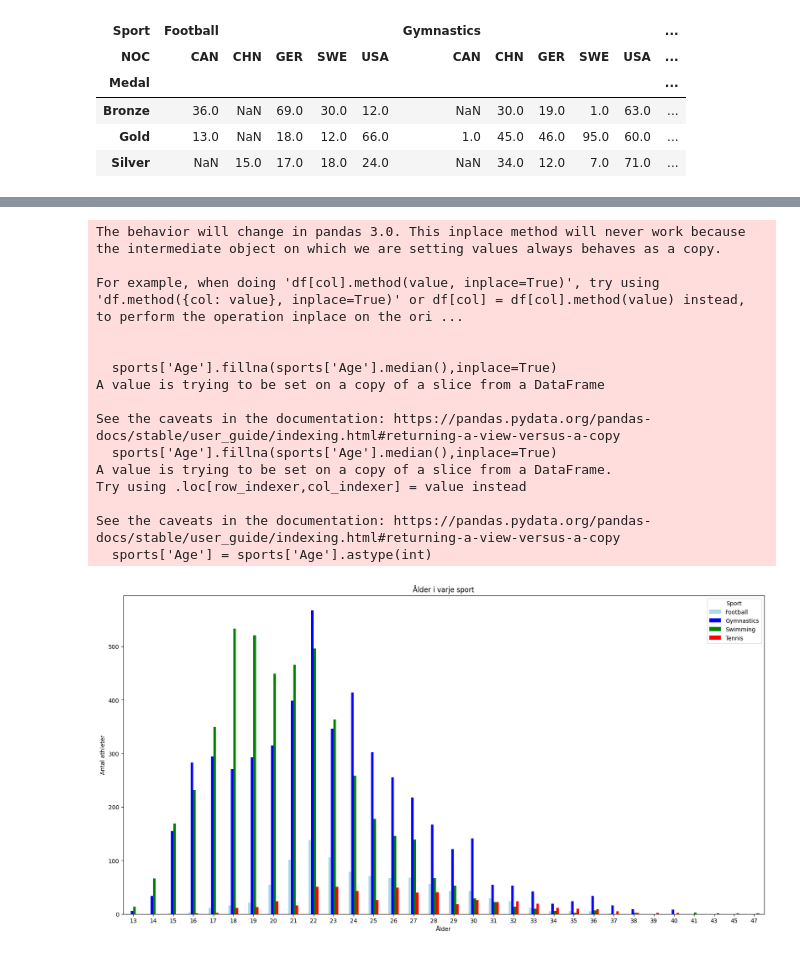
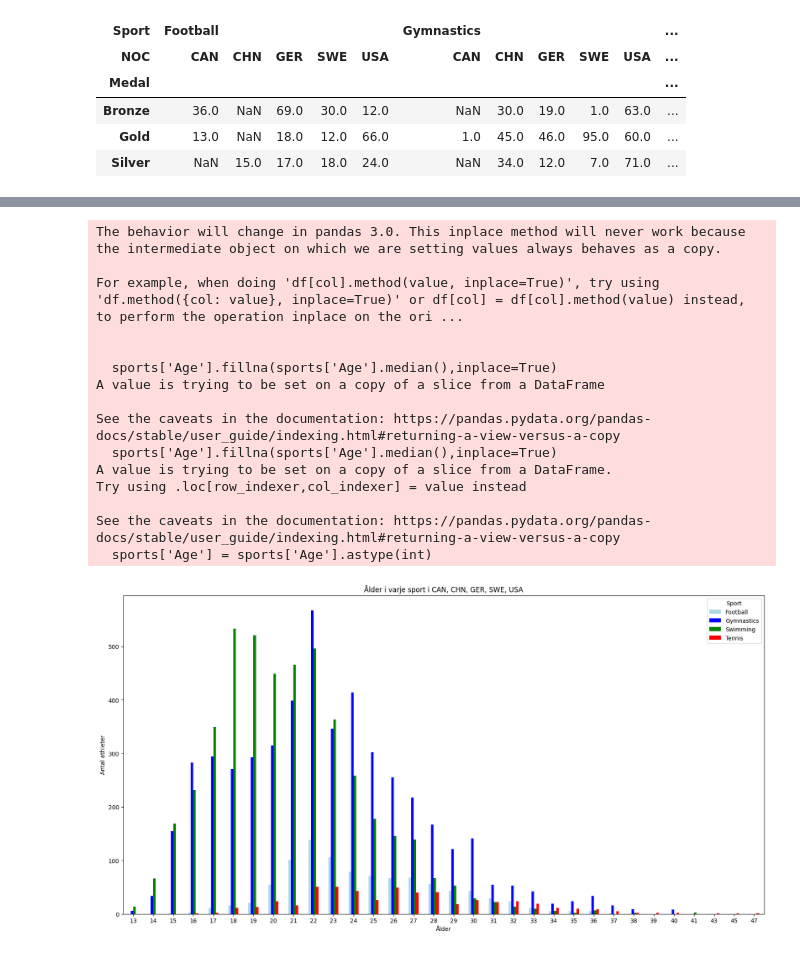
Before and after one commit to Granit-Nite/OS_KanadaNY, a Jupyter notebook: uppgiften.ipynb, the cells around one changed output, grey strips where cells are left out. Cells and saved outputs as stored; diff of their text form; code cells hidden in the pictures.

```diff
--- a/uppgiften.ipynb
+++ b/uppgiften.ipynb
@@ -258,31 +258,31 @@ plt.show()
 # %%
 sports['Age'].fillna(sports['Age'].median(),inplace=True)
 sports['Age'] = sports['Age'].astype(int)
 
 four_sports = sports.pivot_table(index = "Age", columns= ["Sport"],aggfunc= "size")
 
 four_sports.plot(kind='bar', figsize=(20, 10), color=['lightblue', 'blue', 'green', 'red'], stacked=False)
 plt.ylabel("Antal athleter")
 plt.xlabel("Ålder")
 
-plt.title("Ålder i varje sport")
+plt.title("Ålder i varje sport i CAN, CHN, GER, SWE, USA")
 plt.legend(title='Sport')
 plt.xticks(rotation=0)
 plt.show()
 # %% [output]
 The behavior will change in pandas 3.0. This inplace method will never work because the intermediate object on which we are setting values always behaves as a copy.
 
 For example, when doing 'df[col].method(value, inplace=True)', try using 'df.method({col: value}, inplace=True)' or df[col] = df[col].method(value) instead, to perform the operation inplace on the ori ...
 
 
   sports['Age'].fillna(sports['Age'].median(),inplace=True)
 A value is trying to be set on a copy of a slice from a DataFrame
 
 See the caveats in the documentation: https://pandas.pydata.org/pandas-docs/stable/user_guide/indexing.html#returning-a-view-versus-a-copy
   sports['Age'].fillna(sports['Age'].median(),inplace=True)
 A value is trying to be set on a copy of a slice from a DataFrame.
 Try using .loc[row_indexer,col_indexer] = value instead
 
 See the caveats in the documentation: https://pandas.pydata.org/pandas-docs/stable/user_guide/indexing.html#returning-a-view-versus-a-copy
   sports['Age'] = sports['Age'].astype(int)
-[figure, old version]
+[figure, new version]
```
Also changed, not shown: parts of 1 cell of this notebook.
